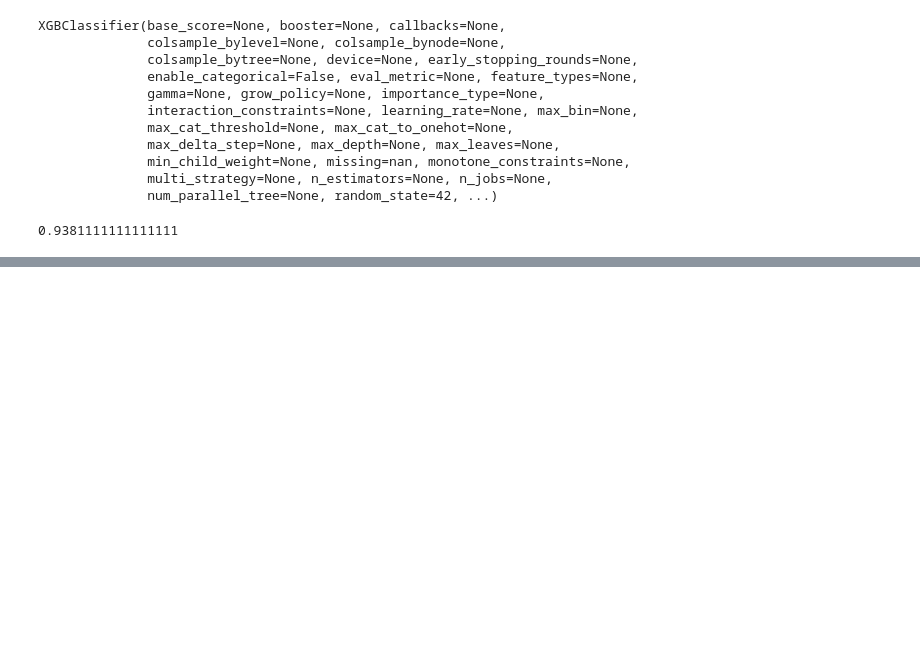
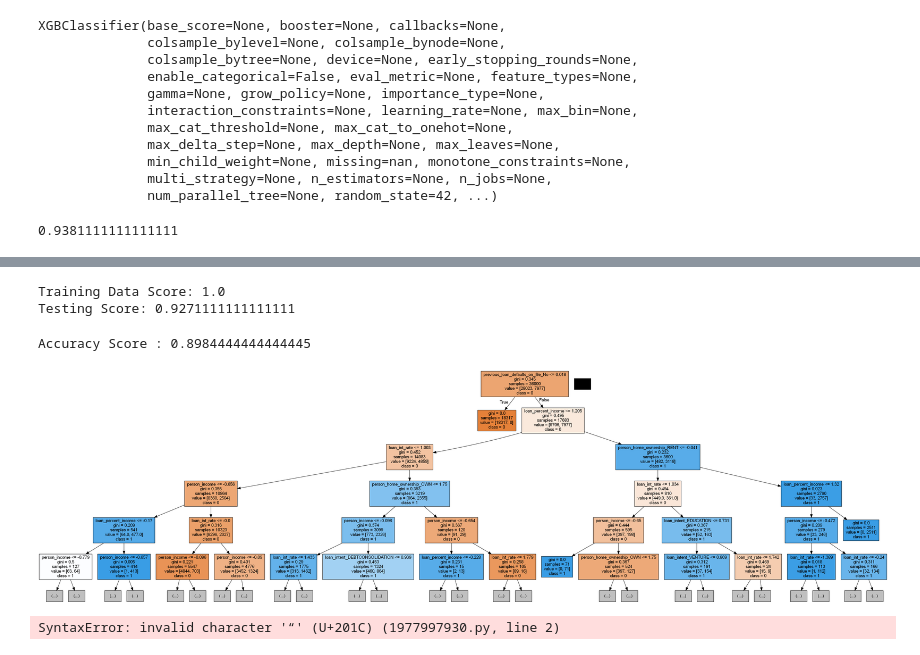
Before and after one commit to Pete1001/ML-Bank, a Jupyter notebook: mlbank_clean_data_version_1.ipynb, the cells around one changed output, grey strips where cells are left out. Saved outputs shown, nothing was run; the diff lists cells and outputs as text; code cells hidden in the pictures; blank space fills up the shorter version.

```diff
--- a/mlbank_clean_data_version_1.ipynb
+++ b/mlbank_clean_data_version_1.ipynb
@@ -627,0 +636,4 @@ accuracy_score(y_test, xgb_y_pred)
+# %%
+# Scale the training data
+X_train_scaled = scaler.transform(X_train)
+X_train_scaled
@@ -627,0 +672,26 @@ accuracy_score(y_test, xgb_y_pred)
+# %%
+# Train a Random Forest Classifier model and print the model score
+
+rfc_model = RandomForestClassifier(n_estimators=128, random_state=1)
+rfc_model.fit(X_train_scaled, y_train)
+
+# Evaluate the model and print the model score
+# The training datya score indicates overfitting!!!!!!!!!!!!
+print(f"Training Data Score: {rfc_model.score(X_train_scaled, y_train)}")
+print(f'Testing Score: {rfc_model.score(X_test_scaled, y_test)}')
+# %% [output]
+Training Data Score: 1.0
+Testing Score: 0.9271111111111111
+# %%
+# Decision Tree Model
+# Create and Fit a Decision Tree Model
+from sklearn import tree
+
+# Needed for decision tree visualization
+import pydotplus
+from IPython.display import Image
+# Create the decision tree classifier instance
+model = tree.DecisionTreeClassifier()
+# %%
+# Fit the Decision Tree model
+model = model.fit(X_train_scaled, y_train)
@@ -627,0 +701,31 @@ accuracy_score(y_test, xgb_y_pred)
+# %%
+# Evaluate the model's results
+# Calculate the accuracy score
+acc_score = accuracy_score(y_test, predictions)
+
+print(f"Accuracy Score : {acc_score}")
+# %% [output]
+Accuracy Score : 0.8984444444444445
+# %%
+# Visualize the decision tree
+# Create DOT data
+dot_data = tree.export_graphviz(
+    model, out_file=None, feature_names=X.columns, class_names=["0", "1"], filled=True, max_depth=5
+)
+
+# Draw graph
+graph = pydotplus.graph_from_dot_data(dot_data)
+
+# Show graph
+Image(graph.create_png())
+# %% [output]
+[figure, added]
+# %%
+# Save the tree as PDF
+file_path = “ML_Bank_tree.pdf”
+graph.write_pdf(file_path)
+# Save the tree as PNG
+file_path = “ML_Bank_tree.png”
+graph.write_png(file_path)
+# %% [output]
+SyntaxError: invalid character '“' (U+201C) (1977997930.py, line 2)
```
Also changed, not shown: parts of 7 cells of this notebook, 1 other file.
